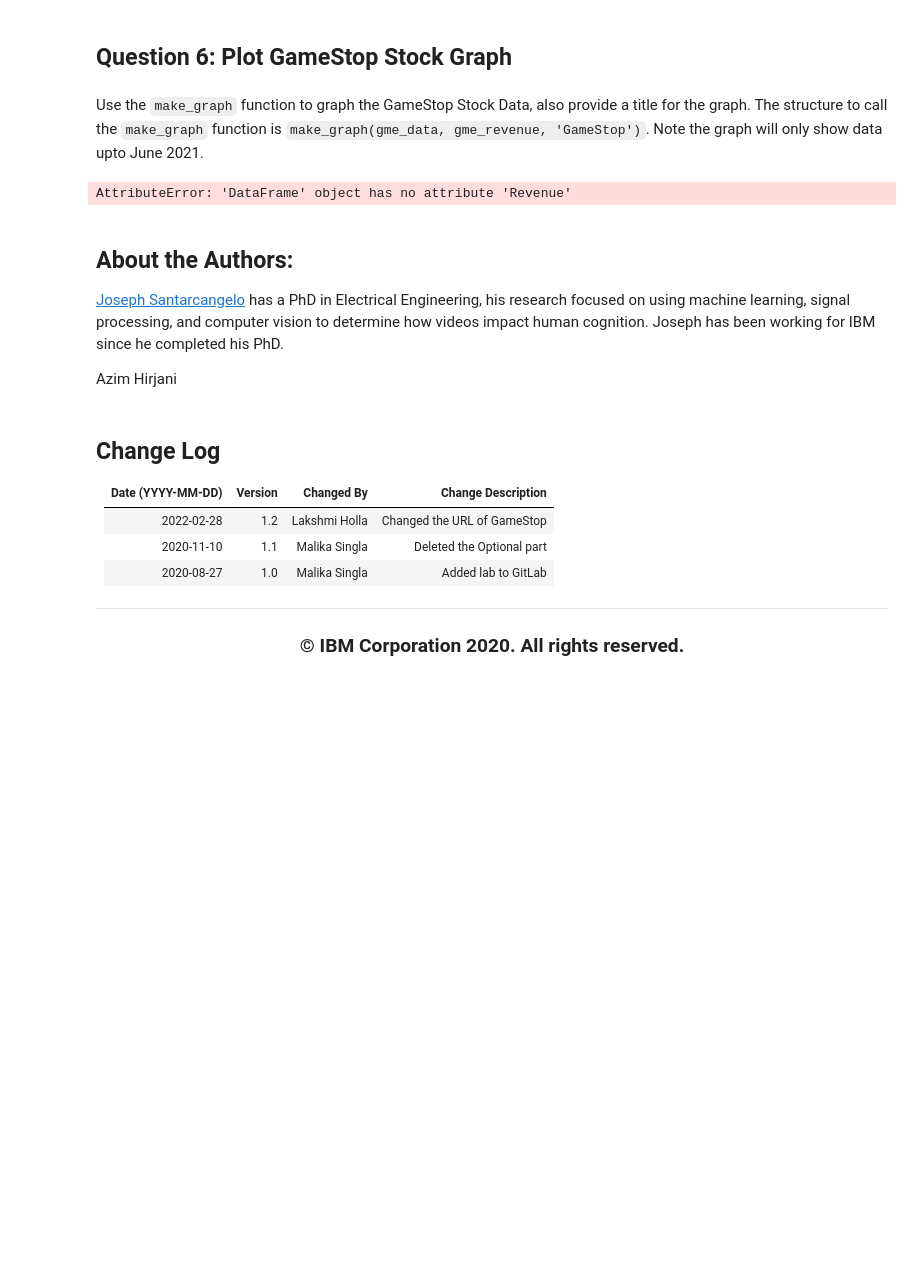
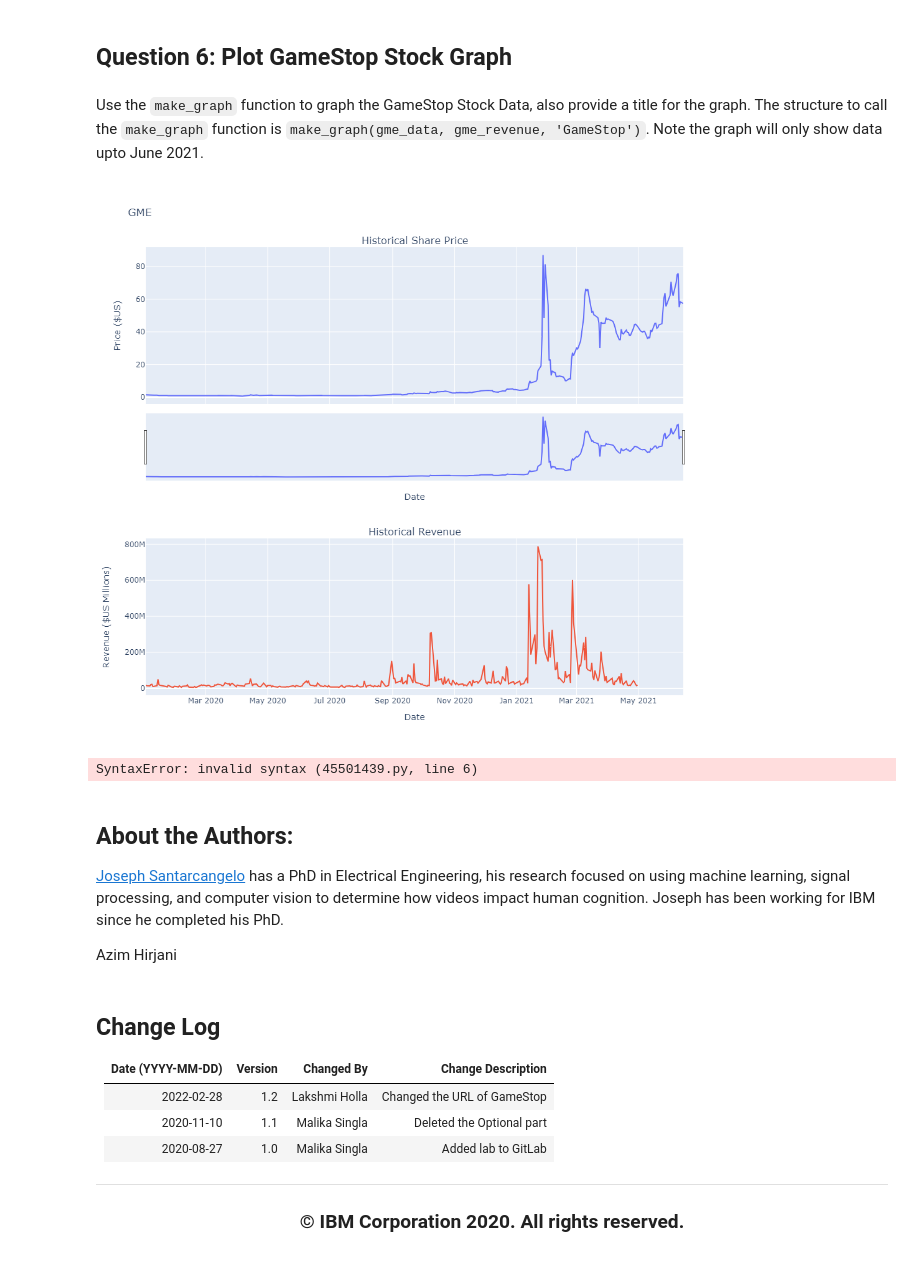
Before and after one commit to papierz15/Final_project_PY, a Jupyter notebook: Final Assignment.ipynb, the cells around one changed output. Saved outputs shown, nothing was run; the diff lists cells and outputs as text; code cells hidden in the pictures; blank space fills up the shorter version.

```diff
--- a/Final Assignment.ipynb
+++ b/Final Assignment.ipynb
@@ -293,8 +293,8 @@ gme_revenue.tail()
 # %% [markdown]
 Use the `make_graph` function to graph the Tesla Stock Data, also provide a title for the graph. The structure to call the `make_graph` function is `make_graph(tesla_data, tesla_revenue, 'Tesla')`. Note the graph will only show data upto June 2021.
 # %%
-stock_data = yf.download("TSLA", start="2020-01-01", end="2021-09-30", progress=False)
-revenue_data = yf.download("TSLA", start="2020-01-01", end="2021-09-30", progress=False)
+stock_data = yf.download("TSLA", start="2020-01-01", end="2021-06-30", progress=False)
+revenue_data = yf.download("TSLA", start="2020-01-01", end="2021-06-30", progress=False)
 stock_data.reset_index(inplace=True)
 revenue_data.reset_index(inplace=True)
 
@@ -337,27 +337,77 @@ Use the `make_graph` function to graph the GameStop Stock Data, also provide a t
 # %%
 stock_data = yf.download("GME", start="2020-01-01", end="2021-06-30", progress=False)
 revenue_data = yf.download("GME", start="2020-01-01", end="2021-06-30", progress=False)
 stock_data.reset_index(inplace=True)
 revenue_data.reset_index(inplace=True)
 
 def make_graph(stock_data, revenue_data, stock):
-    fig = make_subplots(rows=2, cols=1, shared_xaxes=True, subplot_titles=("Historical Share Price", "Historical Revenue"), vertical_spacing = .3)
-    stock_data_specific = stock_data[stock_data.Date <= '2021--06-14']
+    fig = make_subplots(rows=2, cols=1,
+                        shared_xaxes=True,
+                        subplot_titles=("Historical Share Price", "Historical Revenue"),
+                        vertical_spacing=.3)
+
+    stock_data_specific = stock_data[stock_data.Date <= '2021-06-14']
     revenue_data_specific = revenue_data[revenue_data.Date <= '2021-04-30']
-    fig.add_trace(go.Scatter(x=pd.to_datetime(stock_data_specific.Date, infer_datetime_format=True), y=stock_data_specific.Close.astype("float"), name="Share Price"), row=1, col=1)
-    fig.add_trace(go.Scatter(x=pd.to_datetime(revenue_data_specific.Date, infer_datetime_format=True), y=revenue_data_specific.Revenue.astype("float"), name="Revenue"), row=2, col=1)
+
+    fig.add_trace(go.Scatter(
+        x=pd.to_datetime(stock_data_specific.Date, infer_datetime_format=True),
+        y=stock_data_specific.Close.astype("float"), name="Share Price"), row=1, col=1)
+
+    fig.add_trace(go.Scatter(x=pd.to_datetime(revenue_data_specific.Date, infer_datetime_format=True),
+                             y=revenue_data_specific.Volume.astype("float"),
+                             name="Volume"), row=2, col=1)
+
     fig.update_xaxes(title_text="Date", row=1, col=1)
     fig.update_xaxes(title_text="Date", row=2, col=1)
     fig.update_yaxes(title_text="Price ($US)", row=1, col=1)
     fig.update_yaxes(title_text="Revenue ($US Millions)", row=2, col=1)
+
     fig.update_layout(showlegend=False,
-    height=900,
-    title=stock,
-    xaxis_rangeslider_visible=True)
+                      height=900,
+                      title=stock,
+                      xaxis_rangeslider_visible=True)
+
     fig.show()
 make_graph(stock_data, revenue_data, 'GME')
 # %% [output]
-AttributeError: 'DataFrame' object has no attribute 'Revenue'
+[figure, added]
+# %%
+gme_data = yf.download("GME", start="2020-01-01", end="2021-06-30", progress=False)
+gme_revenue = yf.download("GME", start="2020-01-01", end="2021-06-30", progress=False)
+stock_data.reset_index(inplace=True)
+revenue_data.reset_index(inplace=True)
+
+def make_graph(gme_data, gme_revenue, 'GME'):
+    fig = make_subplots(rows=2, cols=1,
+                        shared_xaxes=True,
+                        subplot_titles=("Historical Share Price", "Historical Revenue"),
+                        vertical_spacing=.3)
+
+    stock_data_specific = stock_data[stock_data.Date <= '2021-06-14']
+    revenue_data_specific = revenue_data[revenue_data.Date <= '2021-04-30']
+
+    fig.add_trace(go.Scatter(
+        x=pd.to_datetime(stock_data_specific.Date, infer_datetime_format=True),
+        y=stock_data_specific.Close.astype("float"), name="Share Price"), row=1, col=1)
+
+    fig.add_trace(go.Scatter(x=pd.to_datetime(revenue_data_specific.Date, infer_datetime_format=True),
+                             y=revenue_data_specific.Volume.astype("float"),
+                             name="Volume"), row=2, col=1)
+
+    fig.update_xaxes(title_text="Date", row=1, col=1)
+    fig.update_xaxes(title_text="Date", row=2, col=1)
+    fig.update_yaxes(title_text="Price ($US)", row=1, col=1)
+    fig.update_yaxes(title_text="Revenue ($US Millions)", row=2, col=1)
+
+    fig.update_layout(showlegend=False,
+                      height=900,
+                      title=stock,
+                      xaxis_rangeslider_visible=True)
+
+    fig.show()
+make_graph(gme_data, gme_revenue,'GME')
+# %% [output]
+SyntaxError: invalid syntax (45501439.py, line 6)
 # %% [markdown]
 <h2>About the Authors:</h2>
 
```
